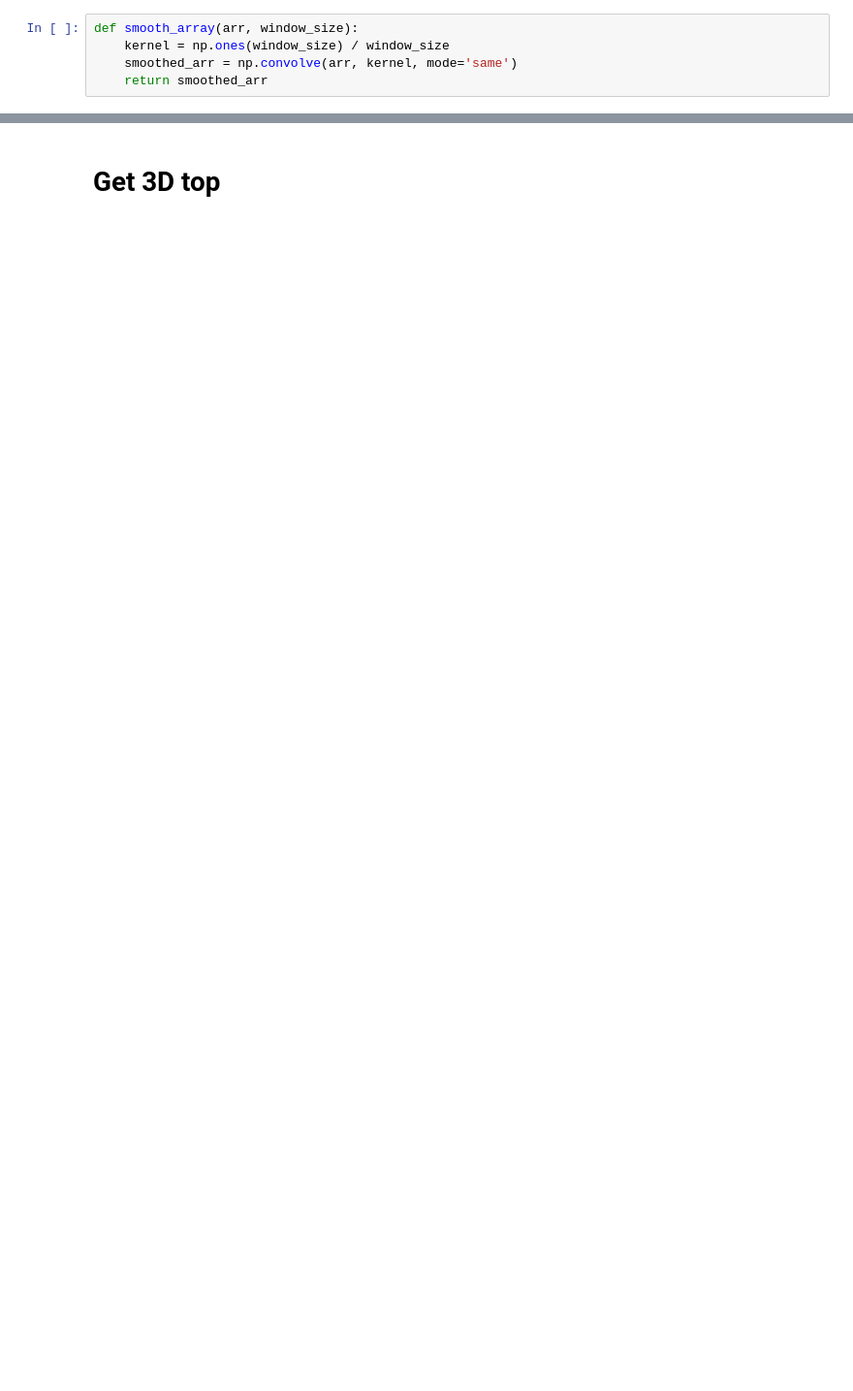
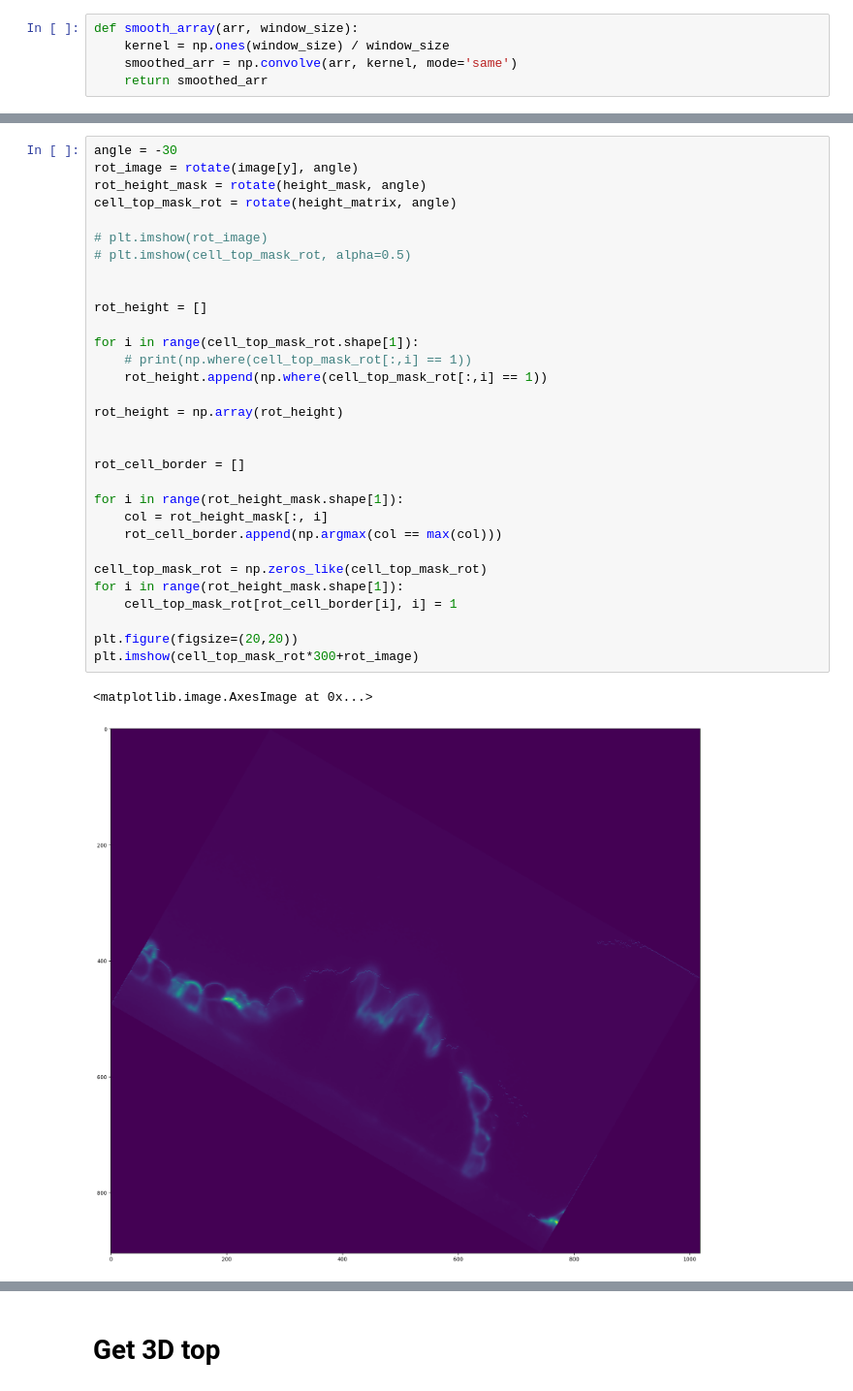
Before and after one commit to P8UXaE/light_sheet_domes, a Jupyter notebook: basalDetection3.ipynb, the cells around one changed output, grey strips where cells are left out. Shown at 97% size. Saved outputs shown, nothing was run; the diff lists cells and outputs as text; blank space fills up the shorter version.

```diff
--- a/basalDetection3.ipynb
+++ b/basalDetection3.ipynb
@@ -85,0 +120,34 @@ plt.imshow(height_matrix*300+image[y])
+# %%
+angle = -30
+rot_image = rotate(image[y], angle)
+rot_height_mask = rotate(height_mask, angle)
+cell_top_mask_rot = rotate(height_matrix, angle)
+
+# plt.imshow(rot_image)
+# plt.imshow(cell_top_mask_rot, alpha=0.5)
+
+
+rot_height = []
+
+for i in range(cell_top_mask_rot.shape[1]):
+    # print(np.where(cell_top_mask_rot[:,i] == 1))
+    rot_height.append(np.where(cell_top_mask_rot[:,i] == 1))
+
+rot_height = np.array(rot_height)
+
+
+rot_cell_border = []
+
+for i in range(rot_height_mask.shape[1]):
+    col = rot_height_mask[:, i]
+    rot_cell_border.append(np.argmax(col == max(col)))
+
+cell_top_mask_rot = np.zeros_like(cell_top_mask_rot)
+for i in range(rot_height_mask.shape[1]):
+    cell_top_mask_rot[rot_cell_border[i], i] = 1
+
+plt.figure(figsize=(20,20))
+plt.imshow(cell_top_mask_rot*300+rot_image)
+# %% [output]
+<matplotlib.image.AxesImage at 0x...>
+[figure, added]
```
Also changed, not shown: parts of 26 cells of this notebook, 5 other files.
